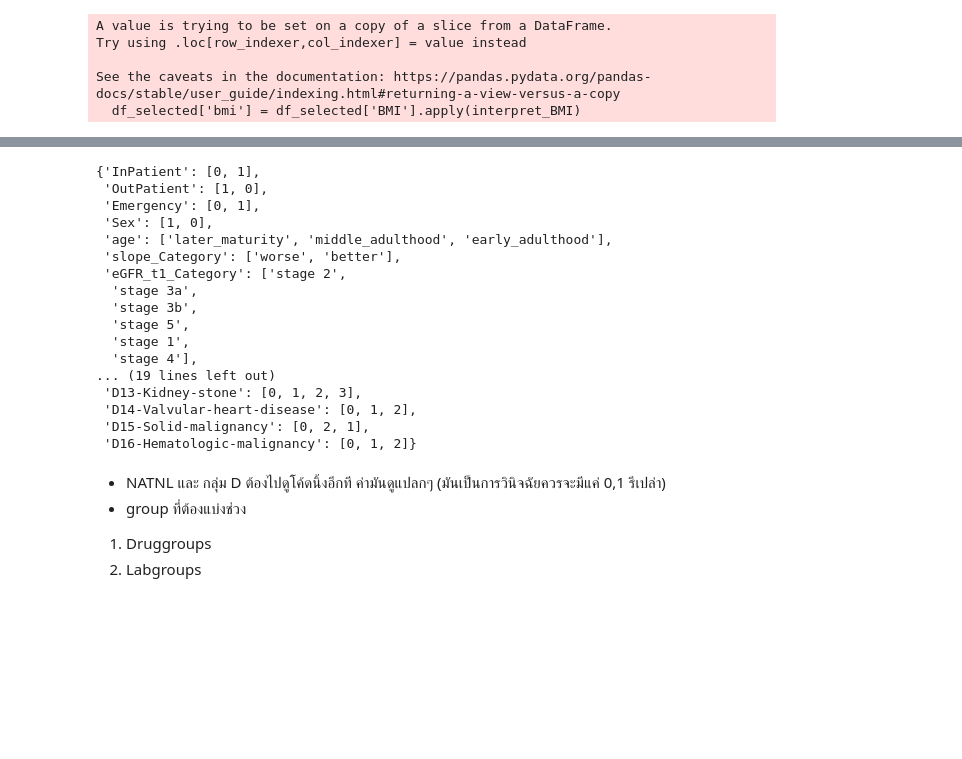
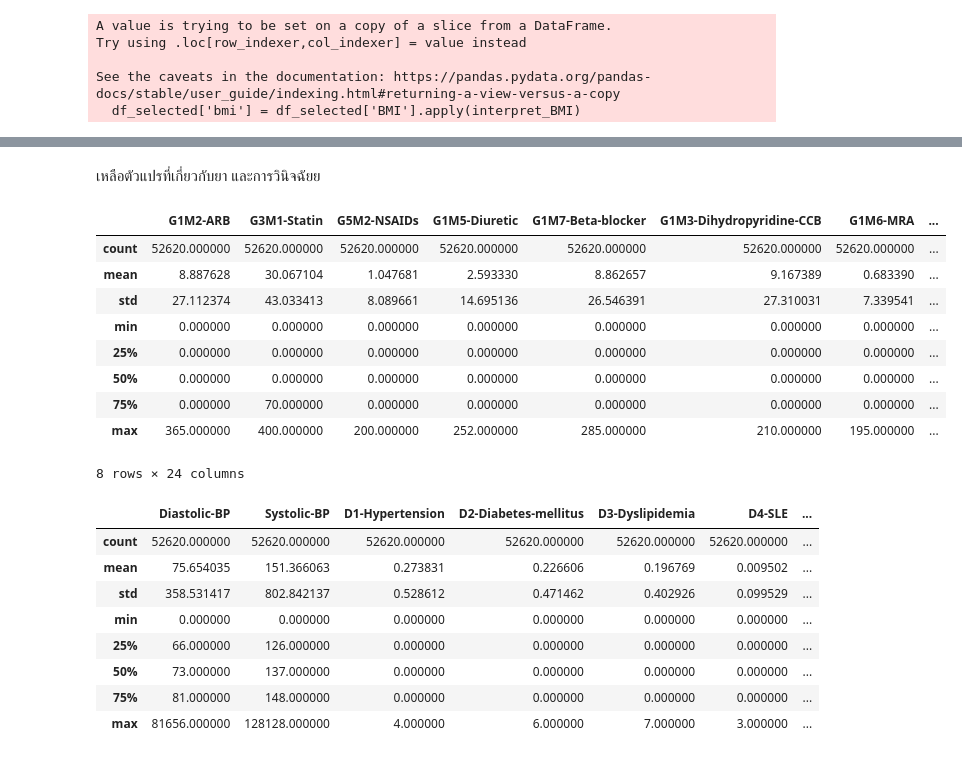
Before and after one commit to Aomaphisara/ULckdresearch2023, a Jupyter notebook: Association_rule.ipynb, the cells around one changed output, grey strips where cells are left out. Drawn from its saved outputs; the diff is of its cells as text; code cells hidden in the pictures; blank space fills up the shorter version.

Commit message:
เหลือตัวแปรที่เป็น ยา และ การวินิจฉัย + ค่าผิดปกติ

```diff
--- a/Association_rule.ipynb
+++ b/Association_rule.ipynb
@@ -253,36 +398,45 @@ Index(['Slopes', 'InPatient', 'OutPatient', 'Emergency', 'eGFR_t1',
+# %% [markdown]
+เหลือตัวแปรที่เกี่ยวกับยา และการวินิจฉัยย
+# %%
+drug = [ 'G1M2-ARB', 'G3M1-Statin','G5M2-NSAIDs', 'G1M5-Diuretic', 'G1M7-Beta-blocker',
+       'G1M3-Dihydropyridine-CCB', 'G1M6-MRA', 'G1M1-ACEI', 'G2M2-Metformin',
+       'G2M3-DPP4-inhibitor', 'G2M1-SU', 'G3M3-Fibrate', 'G2M5-SGLT2i',
+       'G4M1-Allopurinol', 'G1M9-Vasodilator', 'G1M8-Alpha-blocker',
+       'G2M6-Insulin', 'G2M4-TZD', 'G4M2-Febuxostat', 'G3M2-Ezetimibe',
+       'G1M4-Non-dihydropyridine-CCB', 'G5M1-Ketoanalog-amino-acid',
+       'G2M7-GLP1-RA', 'G4M3-Uricosuric-agent']
+drug = df[drug]
+# %%
+drug.describe()
+# %% [output]
+|  | G1M2-ARB | G3M1-Statin | G5M2-NSAIDs | G1M5-Diuretic | G1M7-Beta-blocker | G1M3-Dihydropyridine-CCB | G1M6-MRA | ... |
+| count | 52620.000000 | 52620.000000 | 52620.000000 | 52620.000000 | 52620.000000 | 52620.000000 | 52620.000000 | ... |
+| mean | 8.887628 | 30.067104 | 1.047681 | 2.593330 | 8.862657 | 9.167389 | 0.683390 | ... |
+| std | 27.112374 | 43.033413 | 8.089661 | 14.695136 | 26.546391 | 27.310031 | 7.339541 | ... |
+| min | 0.000000 | 0.000000 | 0.000000 | 0.000000 | 0.000000 | 0.000000 | 0.000000 | ... |
+| 25% | 0.000000 | 0.000000 | 0.000000 | 0.000000 | 0.000000 | 0.000000 | 0.000000 | ... |
+| 50% | 0.000000 | 0.000000 | 0.000000 | 0.000000 | 0.000000 | 0.000000 | 0.000000 | ... |
+| 75% | 0.000000 | 70.000000 | 0.000000 | 0.000000 | 0.000000 | 0.000000 | 0.000000 | ... |
+| max | 365.000000 | 400.000000 | 200.000000 | 252.000000 | 285.000000 | 210.000000 | 195.000000 | ... |
+8 rows × 24 columns
 # %%
-selected_columns = ['InPatient', 'OutPatient', 'Emergency',
-       'Sex','age', 'slope_Category','eGFR_t1_Category', 'eGFR_Category',
-       'NATNL','D1-Hypertension', 'D2-Diabetes-mellitus',
-       'D3-Dyslipidemia', 'D4-SLE','D5-Systemic-sclerosis',
-       'D6-Rheumatoid-arthritis', 'D7-HIV-infection',
+diag = [ 'Diastolic-BP', 'Systolic-BP', 'D1-Hypertension',
+       'D2-Diabetes-mellitus', 'D3-Dyslipidemia', 'D4-SLE',
+       'D5-Systemic-sclerosis', 'D6-Rheumatoid-arthritis', 'D7-HIV-infection',
        'D8-HBV-infection', 'D9-HCV-infection', 'D10-Ischemic-heart-disease',
        'D11-Heart-failure', 'D12-Thalassemia', 'D13-Kidney-stone',
        'D14-Valvular-heart-disease', 'D15-Solid-malignancy',
-       'D16-Hematologic-malignancy']
-
-unique_values_per_column = {col: df_selected[col].unique().tolist() for col in selected_columns}
-unique_values_per_column
+       'D16-Hematologic-malignancy',]
+diag = df[diag]
-# %% [output]
-{'InPatient': [0, 1],
- 'OutPatient': [1, 0],
- 'Emergency': [0, 1],
- 'Sex': [1, 0],
- 'age': ['later_maturity', 'middle_adulthood', 'early_adulthood'],
- 'slope_Category': ['worse', 'better'],
- 'eGFR_t1_Category': ['stage 2',
-  'stage 3a',
-  'stage 3b',
-  'stage 5',
-  'stage 1',
-  'stage 4'],
-... (19 lines left out)
- 'D13-Kidney-stone': [0, 1, 2, 3],
- 'D14-Valvular-heart-disease': [0, 1, 2],
- 'D15-Solid-malignancy': [0, 2, 1],
- 'D16-Hematologic-malignancy': [0, 1, 2]}
-# %% [markdown]
-*   NATNL และ กลุ่ม D ต้องไปดูโค้ดนิ้งอีกที ค่ามันดูแปลกๆ (มันเป็นการวินิจฉัยควรจะมีแค่ 0,1 รึเปล่า)
-*   group ที่ต้องแบ่งช่วง
-  1.   Druggroups
-  2.   Labgroups
+# %%
+diag.describe()
+# %% [output]
+|  | Diastolic-BP | Systolic-BP | D1-Hypertension | D2-Diabetes-mellitus | D3-Dyslipidemia | D4-SLE | ... |
+| count | 52620.000000 | 52620.000000 | 52620.000000 | 52620.000000 | 52620.000000 | 52620.000000 | ... |
+| mean | 75.654035 | 151.366063 | 0.273831 | 0.226606 | 0.196769 | 0.009502 | ... |
+| std | 358.531417 | 802.842137 | 0.528612 | 0.471462 | 0.402926 | 0.099529 | ... |
+| min | 0.000000 | 0.000000 | 0.000000 | 0.000000 | 0.000000 | 0.000000 | ... |
+| 25% | 66.000000 | 126.000000 | 0.000000 | 0.000000 | 0.000000 | 0.000000 | ... |
+| 50% | 73.000000 | 137.000000 | 0.000000 | 0.000000 | 0.000000 | 0.000000 | ... |
+| 75% | 81.000000 | 148.000000 | 0.000000 | 0.000000 | 0.000000 | 0.000000 | ... |
+| max | 81656.000000 | 128128.000000 | 4.000000 | 6.000000 | 7.000000 | 3.000000 | ... |
```
Also changed, not shown: parts of 37 cells of this notebook.
